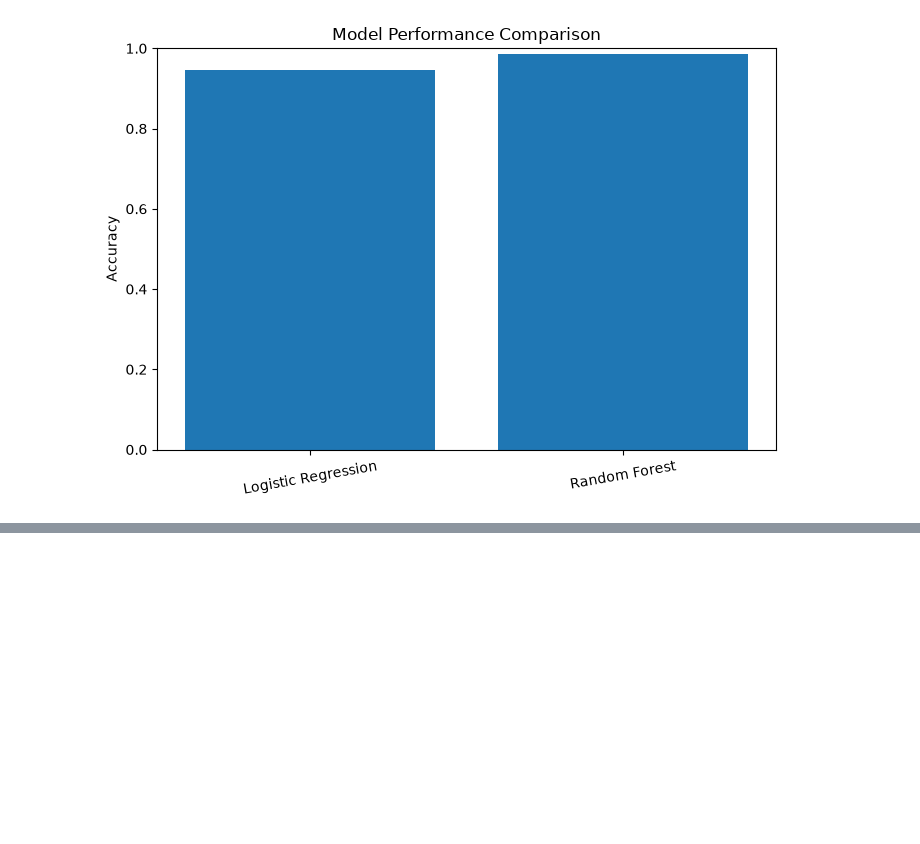
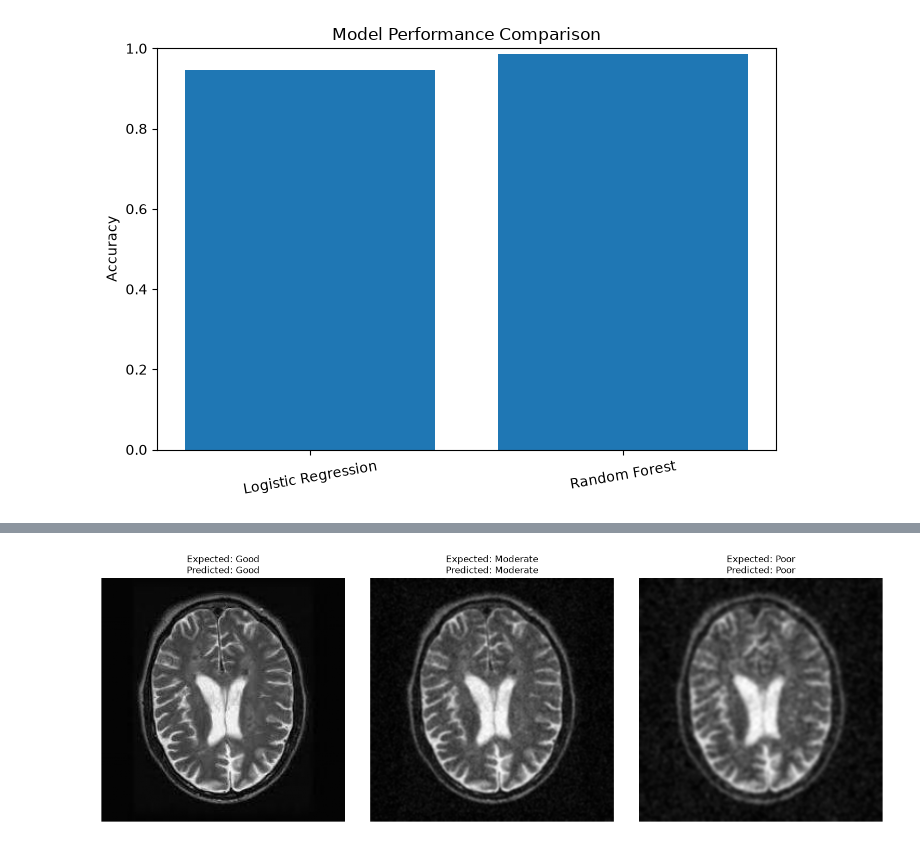
Before and after one commit to rivs10/MRI-Image-Quality-Assessment, a Jupyter notebook: notebooks/MRI_IQA.ipynb, the cells around one changed output, grey strips where cells are left out. Drawn from its saved outputs; the diff is of its cells as text; code cells hidden in the pictures; blank space fills up the shorter version.

```diff
--- a/notebooks/MRI_IQA.ipynb
+++ b/notebooks/MRI_IQA.ipynb
@@ -571,0 +616,36 @@ plt.show()
+# %%
+test_path = image_paths[0]
+
+original = cv2.imread(
+    str(test_path),
+    cv2.IMREAD_GRAYSCALE
+)
+
+model = trained_models["Random Forest"]
+
+fig, axes = plt.subplots(1, 3, figsize=(15, 5))
+
+for quality in [0, 1, 2]:
+
+    degraded = degrade_image(original, quality)
+
+    features = extract_features(degraded)
+
+    X_new = pd.DataFrame(
+        [features],
+        columns=feature_columns
+    )
+
+    prediction = model.predict(X_new)[0]
+
+    axes[quality].imshow(degraded, cmap="gray")
+    axes[quality].set_title(
+        f"Expected: {labels[quality]}\n"
+        f"Predicted: {labels[prediction]}"
+    )
+    axes[quality].axis("off")
+
+plt.tight_layout()
+plt.show()
+# %% [output]
+[figure, added]
```
Also changed, not shown: parts of 8 cells of this notebook.
